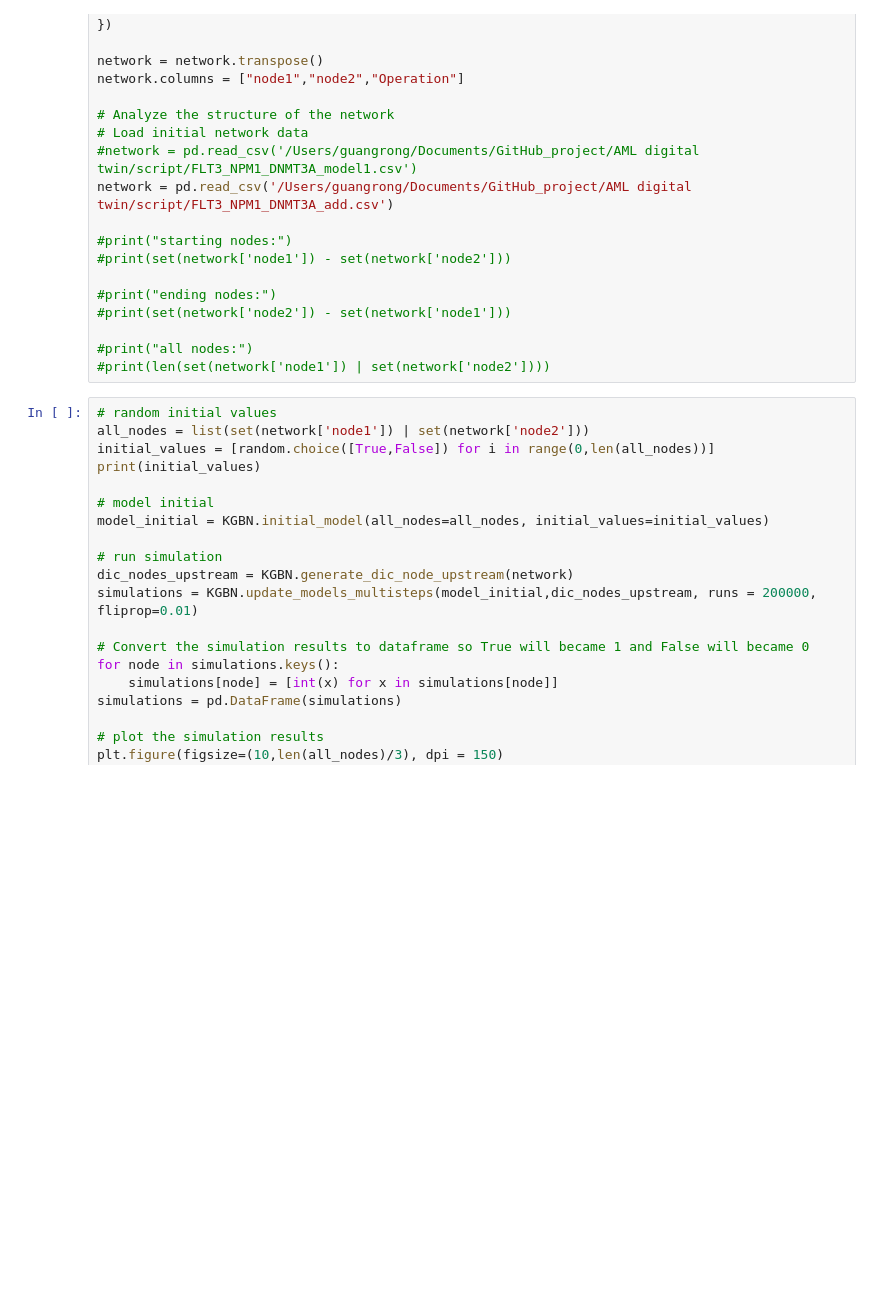
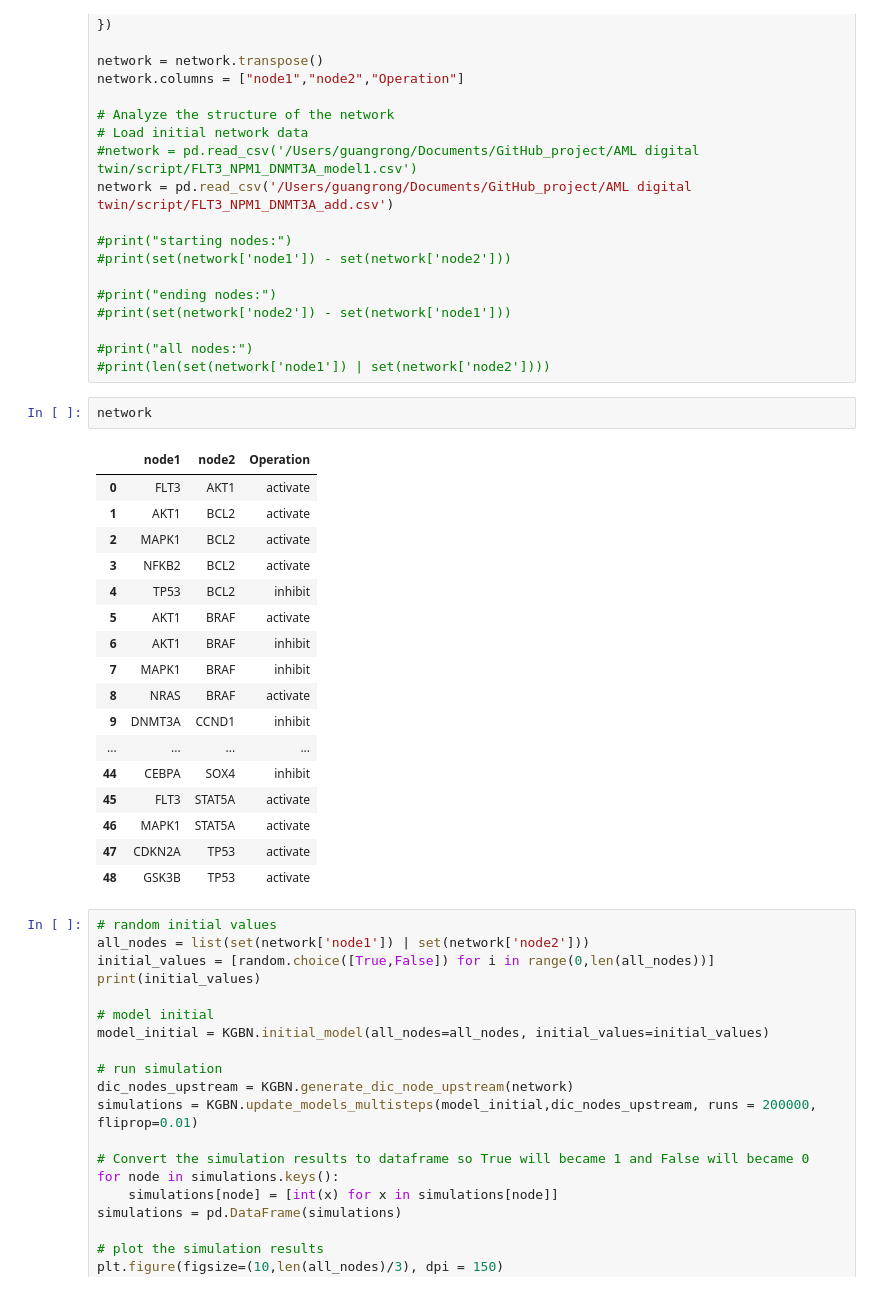
Before and after one commit to IlyaLab/BNMPy, a Jupyter notebook: Simulation.ipynb, the cells around one changed output. Saved outputs shown, nothing was run; the diff lists cells and outputs as text; blank space fills up the shorter version.

```diff
--- a/Simulation.ipynb
+++ b/Simulation.ipynb
@@ -37,6 +38,26 @@ network = pd.read_csv('/Users/guangrong/Documents/GitHub_project/AML digital twi
 
 #print("all nodes:")
 #print(len(set(network['node1']) | set(network['node2'])))
+# %%
+network
+# %% [output]
+|  | node1 | node2 | Operation |
+| 0 | FLT3 | AKT1 | activate |
+| 1 | AKT1 | BCL2 | activate |
+| 2 | MAPK1 | BCL2 | activate |
+| 3 | NFKB2 | BCL2 | activate |
+| 4 | TP53 | BCL2 | inhibit |
+| 5 | AKT1 | BRAF | activate |
+| 6 | AKT1 | BRAF | inhibit |
+| 7 | MAPK1 | BRAF | inhibit |
+| 8 | NRAS | BRAF | activate |
+| 9 | DNMT3A | CCND1 | inhibit |
+| ... | ... | ... | ... |
+| 44 | CEBPA | SOX4 | inhibit |
+| 45 | FLT3 | STAT5A | activate |
+| 46 | MAPK1 | STAT5A | activate |
+| 47 | CDKN2A | TP53 | activate |
+| 48 | GSK3B | TP53 | activate |
 # %%
 # random initial values
 all_nodes = list(set(network['node1']) | set(network['node2']))
```
Also changed, not shown: parts of 2 cells of this notebook, 1 other file.
